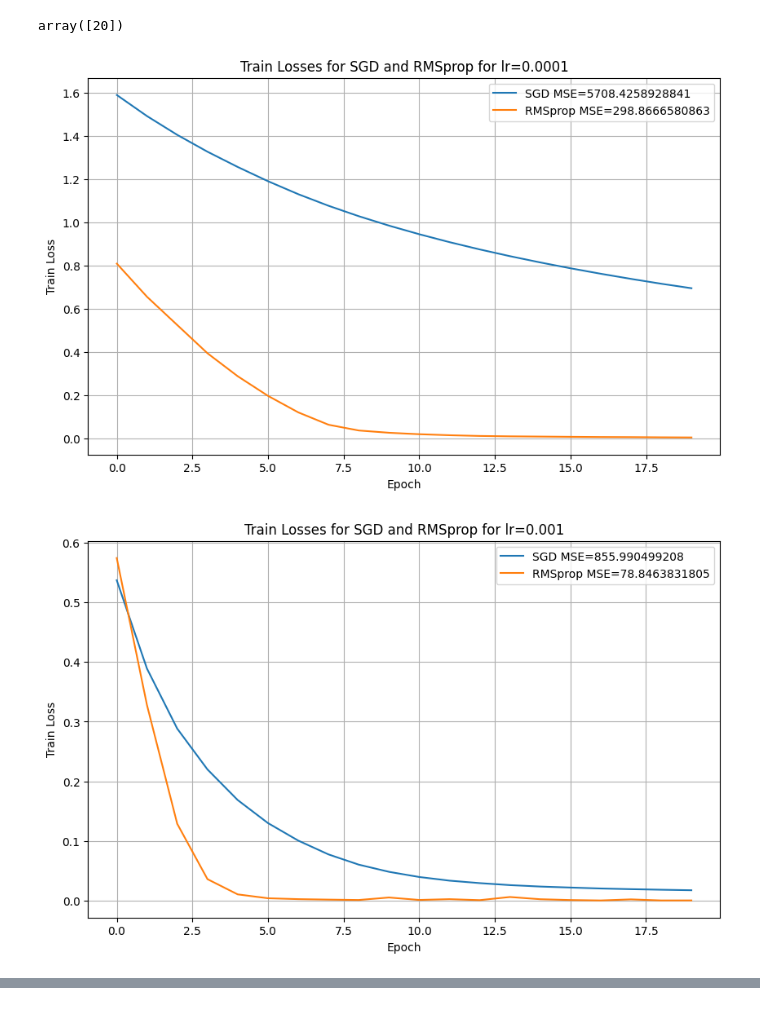
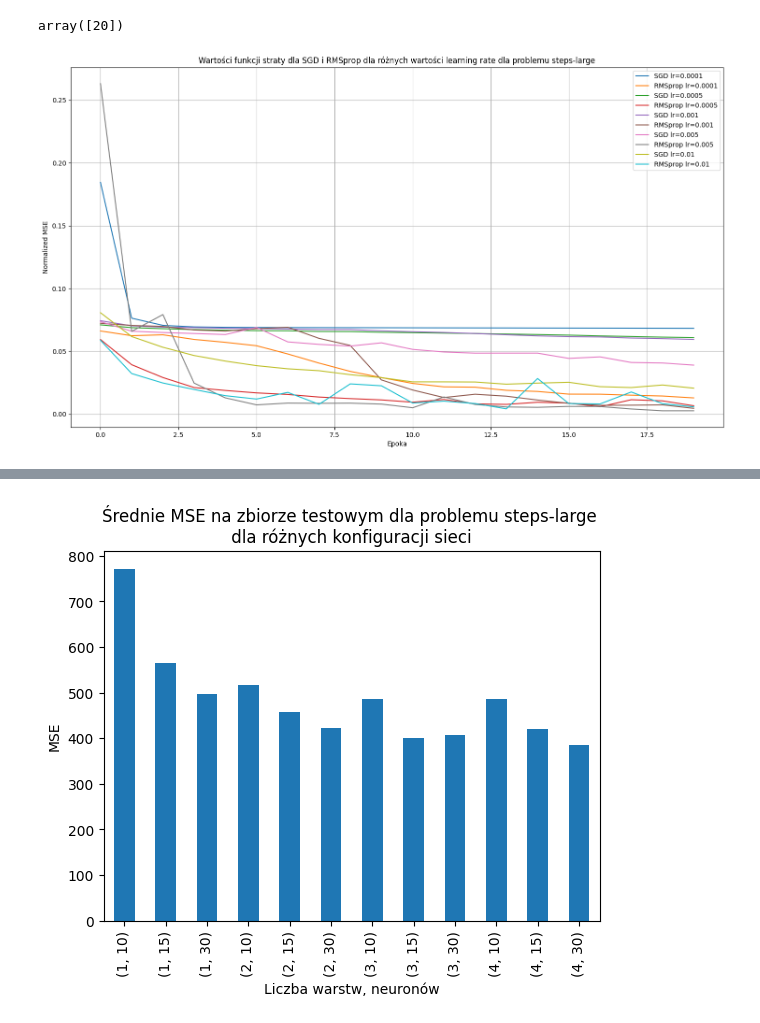
Before and after one commit to ZetrextJG/MIO, a Jupyter notebook: experiments/lab3-VisualizeResults.ipynb, the cells around one changed output, grey strips where cells are left out. Drawn from its saved outputs; the diff is of its cells as text; code cells hidden in the pictures.

```diff
--- a/experiments/lab3-VisualizeResults.ipynb
+++ b/experiments/lab3-VisualizeResults.ipynb
@@ -12,12 +12,12 @@ please provide us feedback at https://github.com/pandas-dev/pandas/issues/54466
   import pandas as pd
 # %%
 RESULTS_FILES = [
-    ("search_results_sgd_square-large-training.csv.jsonl", "search_results_rmsprop_square-large-training.csv.jsonl"),
-    ("search_results_sgd_multimodal-large-training.csv.jsonl", "search_results_rmsprop_multimodal-large-training.csv.jsonl"),
-    ("search_results_sgd_steps-large-training.csv.jsonl", "search_results_rmsprop_steps-large-training.csv.jsonl")
+    ("lab3/search_results_sgd_square-large-training.csv.jsonl", "lab3/search_results_rmsprop_square-large-training.csv.jsonl"),
+    ("lab3/search_results_sgd_multimodal-large-training.csv.jsonl", "lab3/search_results_rmsprop_multimodal-large-training.csv.jsonl"),
+    ("lab3/search_results_sgd_steps-large-training.csv.jsonl", "lab3/search_results_rmsprop_steps-large-training.csv.jsonl")
 ]
 # %%
-analyse = 0
+analyse = 2
 # %%
 sgd_df, rmsprop_df = pd.read_json(RESULTS_FILES[analyse][0], lines=True), pd.read_json(RESULTS_FILES[analyse][1], lines=True)
 # %%
@@ -174,36 +172,35 @@ array([20])
 # %%
 sgd_data = res2_df[res2_df['optim'] == 'sgd']
 rmsprop_data = res2_df[res2_df['optim'] == 'rmsprop']
 
 # Plotting
 for lr in res2_df['learning_rate'].unique():
     sgd_lr_data = sgd_data[sgd_data['learning_rate'] == lr]
     rmsprop_lr_data = rmsprop_data[rmsprop_data['learning_rate'] == lr]
 
-    plt.figure(figsize=(10, 6))
-    plt.plot(sgd_lr_data['train_losses'].explode("train_losses").reset_index(drop=True), label=f"SGD MSE={float(sgd_lr_data['mse'])}")
-    plt.plot(rmsprop_lr_data['train_losses'].explode("train_losses").reset_index(drop=True), label=f"RMSprop MSE={float(rmsprop_lr_data['mse'])}")
-    plt.title(f'Train Losses for SGD and RMSprop for lr={lr}')
-    plt.xlabel('Epoch')
-    plt.ylabel('Train Loss')
-    plt.legend()
-    plt.grid(True)
-    plt.show()
+    # plt.figure(figsize=(10, 6))
+    # plt.plot(sgd_lr_data['train_losses'].explode("train_losses").reset_index(drop=True), label=f"SGD MSE={float(sgd_lr_data['mse'])}")
+    # plt.plot(rmsprop_lr_data['train_losses'].explode("train_losses").reset_index(drop=True), label=f"RMSprop MSE={float(rmsprop_lr_data['mse'])}")
+    # plt.title(f'Wartość funkcji straty dla SGD i RMSprop z learning rat\'em = {lr}')
+    # plt.xlabel('Epoka')
+    # plt.ylabel('Normalized MSE')
+    # plt.legend()
+    # plt.grid(True)
+    # plt.show()
 
 plt.figure(figsize=(18, 10))
 for lr in res2_df['learning_rate'].unique():
     sgd_lr_data = sgd_data[sgd_data['learning_rate'] == lr]
     rmsprop_lr_data = rmsprop_data[rmsprop_data['learning_rate'] == lr]
 
     plt.plot(sgd_lr_data['train_losses'].explode("train_losses").reset_index(drop=True), label=f"SGD lr={lr}")
     plt.plot(rmsprop_lr_data['train_losses'].explode("train_losses").reset_index(drop=True), label=f"RMSprop lr={lr}")
 
-plt.title('Train Losses for SGD and RMSprop')
-plt.xlabel('Epoch')
-plt.ylabel('Train Loss')
+plt.title('Wartości funkcji straty dla SGD i RMSprop dla różnych wartości learning rate dla problemu steps-large')
+plt.xlabel('Epoka')
+plt.ylabel('Normalized MSE')
 plt.legend()
 plt.grid(True)
 plt.show()
 # %% [output]
-[figure, old version]
+[figure, new version]
-[figure, removed]
@@ -214,0 +209,8 @@ plt.show()
+# %%
+merged_df[["neurons", "layers", "mse"]].groupby(["layers", "neurons"]).agg({"mse": "mean"}).plot(kind="bar", legend=False)
+plt.title("Średnie MSE na zbiorze testowym dla problemu steps-large \n dla różnych konfiguracji sieci ")
+plt.xlabel("Liczba warstw, neuronów")
+plt.ylabel("MSE")
+plt.show()
+# %% [output]
+[figure, added]
```
Also changed, not shown: parts of 11 cells of this notebook, 33 other files.
